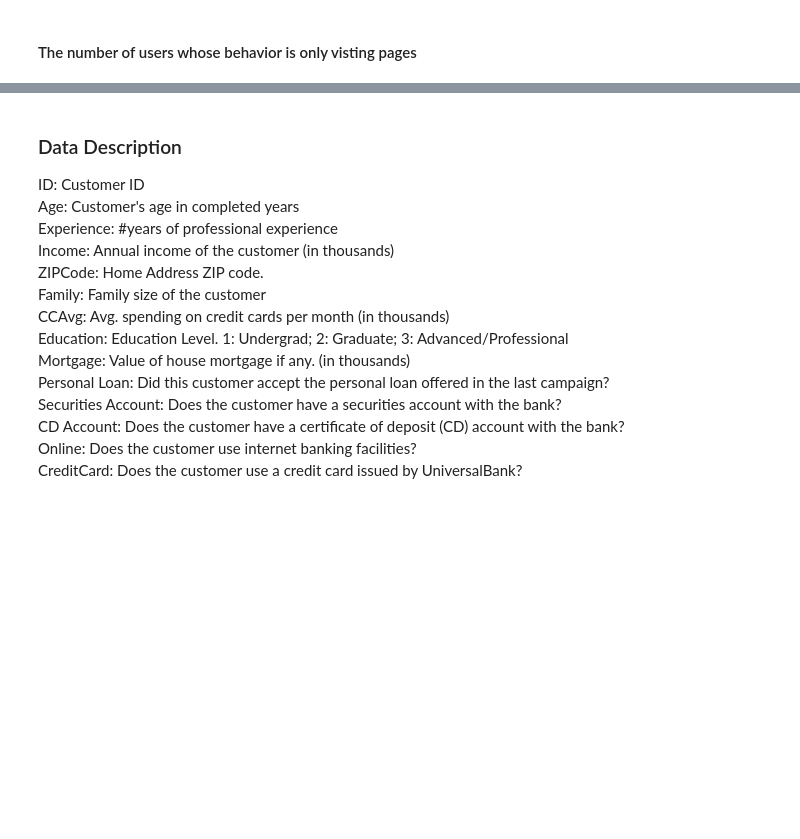
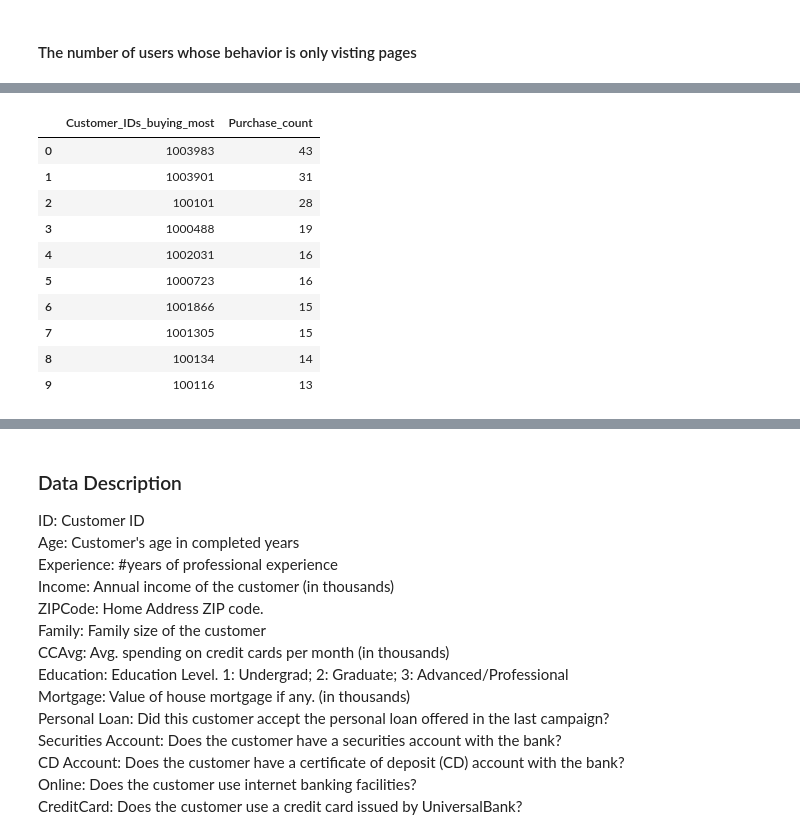
Before and after one commit to andrewzheng210/Customer_Behavior_Analytics_for_Ecommerce_Growth, a Jupyter notebook: Personal_loan.ipynb, the cells around one changed output, grey strips where cells are left out. Saved outputs shown, nothing was run; the diff lists cells and outputs as text; code cells hidden in the pictures; blank space fills up the shorter version.

```diff
--- a/Personal_loan.ipynb
+++ b/Personal_loan.ipynb
@@ -182,0 +294,25 @@ results
+# %%
+query = '''
+    SELECT user_id, count(*) as purchase_count
+    FROM user_behavior
+    WHERE behavior = 'buy'
+    GROUP BY user_id
+    ORDER BY purchase_count DESC
+    LIMIT 10
+'''
+c.execute(query)
+results=c.fetchall()
+
+pd.DataFrame(results,columns=['Customer_IDs_buying_most','Purchase_count'])
+# %% [output]
+|  | Customer_IDs_buying_most | Purchase_count |
+| 0 | 1003983 | 43 |
+| 1 | 1003901 | 31 |
+| 2 | 100101 | 28 |
+| 3 | 1000488 | 19 |
+| 4 | 1002031 | 16 |
+| 5 | 1000723 | 16 |
+| 6 | 1001866 | 15 |
+| 7 | 1001305 | 15 |
+| 8 | 100134 | 14 |
+| 9 | 100116 | 13 |
```
Also changed, not shown: parts of 12 cells of this notebook.
